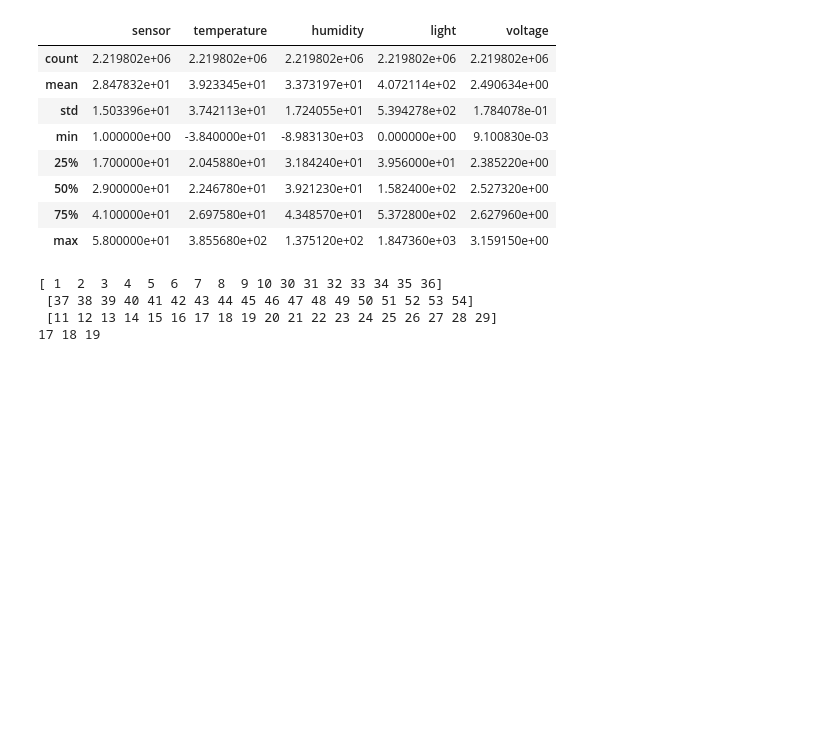
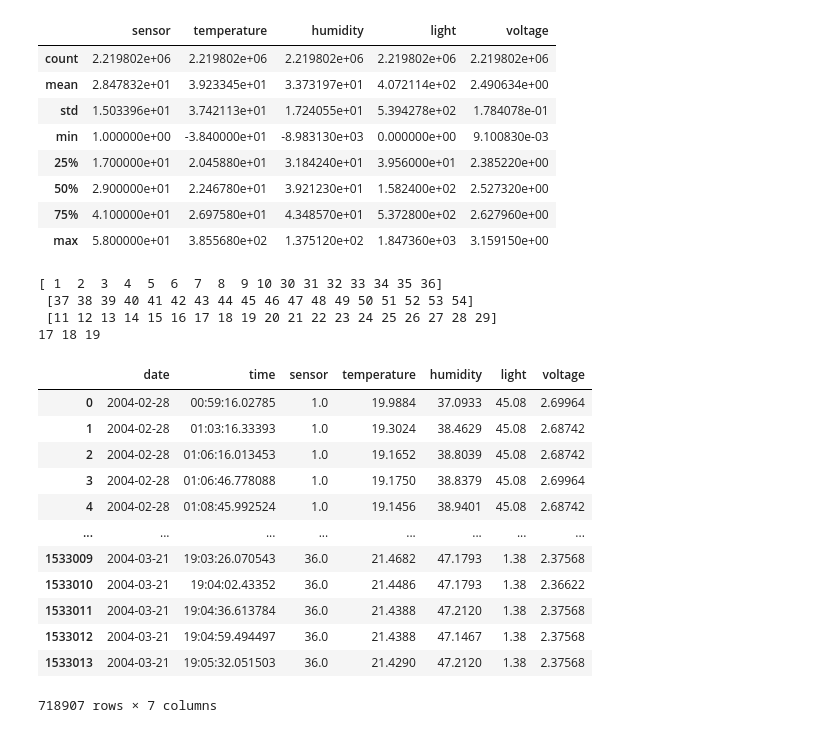
Before and after one commit to Hongwei-Z/SC-MLIDS, a Jupyter notebook: Data_Preprocessing.ipynb, the cells around one changed output. Cells and saved outputs as stored; diff of their text form; code cells hidden in the pictures; blank space fills up the shorter version.

```diff
--- a/Data_Preprocessing.ipynb
+++ b/Data_Preprocessing.ipynb
@@ -47,3 +47,21 @@ print(len(zone_1), len(zone_2), len(zone_3))
  [37 38 39 40 41 42 43 44 45 46 47 48 49 50 51 52 53 54]
  [11 12 13 14 15 16 17 18 19 20 21 22 23 24 25 26 27 28 29]
 17 18 19
+# %%
+data_1 = dataset[dataset.sensor.isin(zone_1)]
+data_1.to_csv('./model1.csv', index=False, header=False)
+data_1
+# %% [output]
+|  | date | time | sensor | temperature | humidity | light | voltage |
+| 0 | 2004-02-28 | 00:59:16.02785 | 1.0 | 19.9884 | 37.0933 | 45.08 | 2.69964 |
+| 1 | 2004-02-28 | 01:03:16.33393 | 1.0 | 19.3024 | 38.4629 | 45.08 | 2.68742 |
+| 2 | 2004-02-28 | 01:06:16.013453 | 1.0 | 19.1652 | 38.8039 | 45.08 | 2.68742 |
+| 3 | 2004-02-28 | 01:06:46.778088 | 1.0 | 19.1750 | 38.8379 | 45.08 | 2.69964 |
+| 4 | 2004-02-28 | 01:08:45.992524 | 1.0 | 19.1456 | 38.9401 | 45.08 | 2.68742 |
+| ... | ... | ... | ... | ... | ... | ... | ... |
+| 1533009 | 2004-03-21 | 19:03:26.070543 | 36.0 | 21.4682 | 47.1793 | 1.38 | 2.37568 |
+| 1533010 | 2004-03-21 | 19:04:02.43352 | 36.0 | 21.4486 | 47.1793 | 1.38 | 2.36622 |
+| 1533011 | 2004-03-21 | 19:04:36.613784 | 36.0 | 21.4388 | 47.2120 | 1.38 | 2.37568 |
+| 1533012 | 2004-03-21 | 19:04:59.494497 | 36.0 | 21.4388 | 47.1467 | 1.38 | 2.37568 |
+| 1533013 | 2004-03-21 | 19:05:32.051503 | 36.0 | 21.4290 | 47.2120 | 1.38 | 2.37568 |
+718907 rows × 7 columns
```
Also changed, not shown: parts of 3 cells of this notebook, 3 other files.
